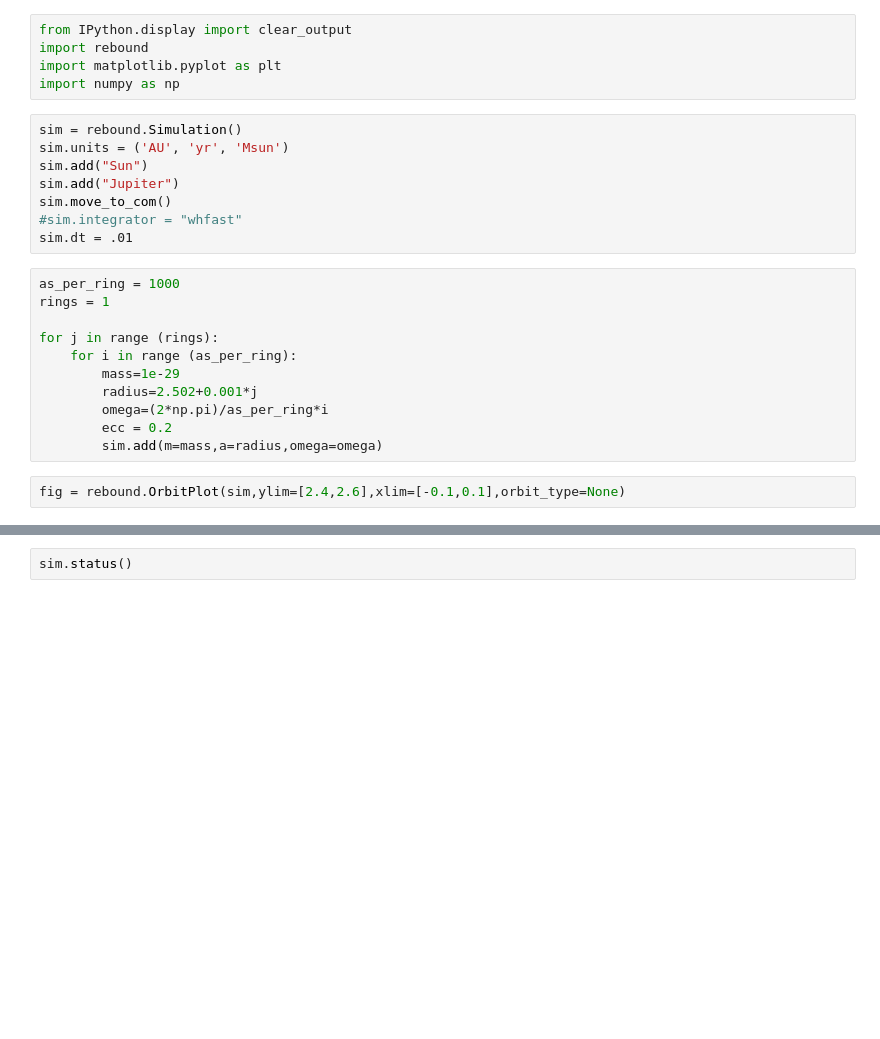
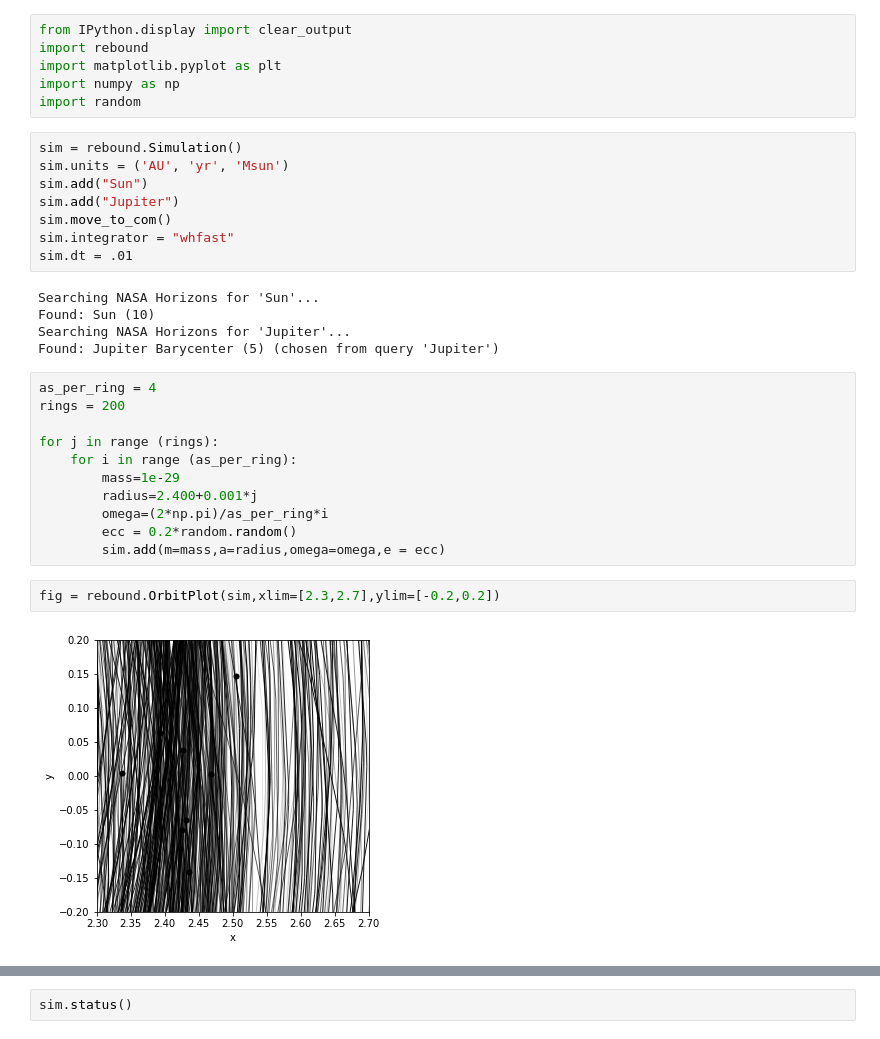
Before and after one commit to Ho0ost/api_workshop, a Jupyter notebook: onze_meuk/Joost/my_system_astroids_v1.ipynb, the cells around one changed output, grey strips where cells are left out. Saved outputs shown, nothing was run; the diff lists cells and outputs as text; blank space fills up the shorter version.

```diff
--- a/onze_meuk/Joost/my_system_astroids_v1.ipynb
+++ b/onze_meuk/Joost/my_system_astroids_v1.ipynb
@@ -3,26 +3,34 @@ from IPython.display import clear_output
 import rebound
 import matplotlib.pyplot as plt
 import numpy as np
+import random
 # %%
 sim = rebound.Simulation()
 sim.units = ('AU', 'yr', 'Msun')
 sim.add("Sun")
 sim.add("Jupiter")
 sim.move_to_com()
-#sim.integrator = "whfast"
+sim.integrator = "whfast"
 sim.dt = .01
+# %% [output]
+Searching NASA Horizons for 'Sun'...
+Found: Sun (10)
+Searching NASA Horizons for 'Jupiter'...
+Found: Jupiter Barycenter (5) (chosen from query 'Jupiter')
 # %%
-as_per_ring = 1000
-rings = 1
+as_per_ring = 4
+rings = 200
 
 for j in range (rings):
     for i in range (as_per_ring):
         mass=1e-29
-        radius=2.502+0.001*j
+        radius=2.400+0.001*j
         omega=(2*np.pi)/as_per_ring*i
-        ecc = 0.2
-        sim.add(m=mass,a=radius,omega=omega)
+        ecc = 0.2*random.random()
+        sim.add(m=mass,a=radius,omega=omega,e = ecc)
 # %%
-fig = rebound.OrbitPlot(sim,ylim=[2.4,2.6],xlim=[-0.1,0.1],orbit_type=None)
+fig = rebound.OrbitPlot(sim,xlim=[2.3,2.7],ylim=[-0.2,0.2])
+# %% [output]
+[figure, added]
 # %%
 fig = rebound.OrbitPlot(sim)
```
Also changed, not shown: parts of 6 cells of this notebook, 5 other files.
